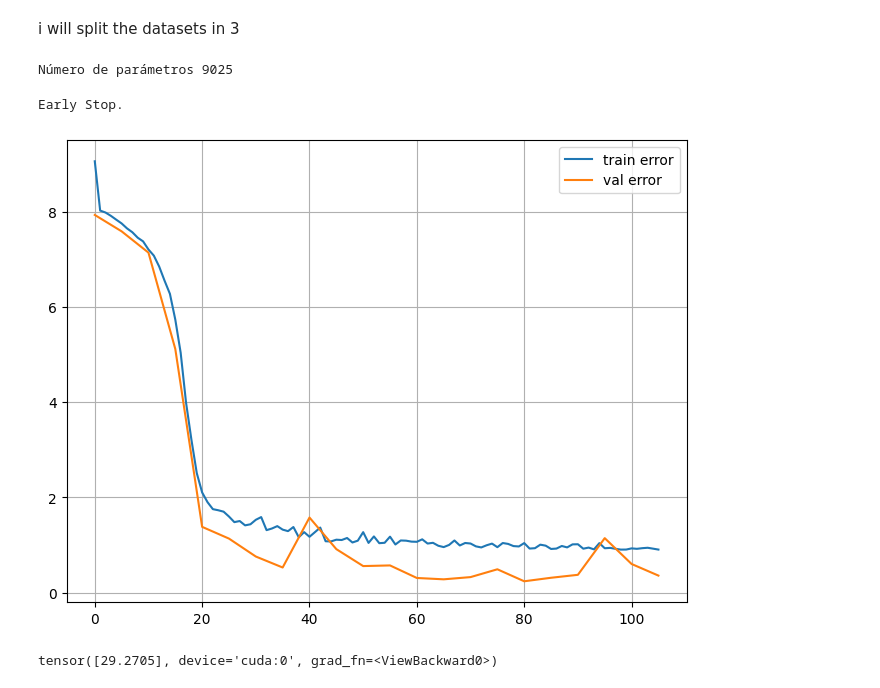
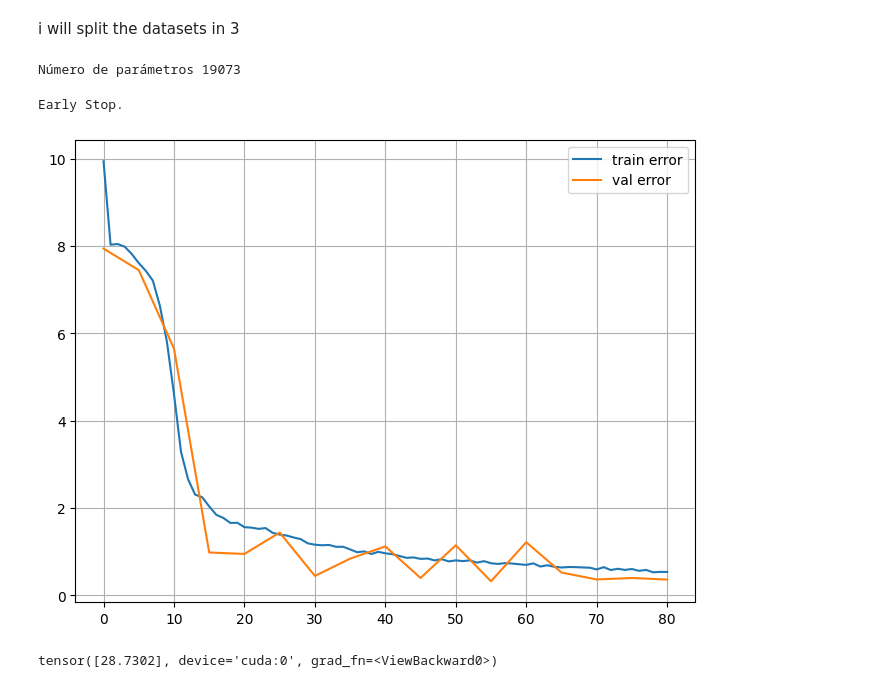
Before and after one commit to hombrefrustrado/apuntes-PIA, a Jupyter notebook: mio/pruebas/calculo_imc.ipynb, the cells around one changed output. Drawn from its saved outputs; the diff is of its cells as text; code cells hidden in the pictures.

```diff
--- a/mio/pruebas/calculo_imc.ipynb
+++ b/mio/pruebas/calculo_imc.ipynb
@@ -98,7 +98,7 @@ def learning_loop_for_regression_with_early_stopping(train_dataloader, val_datal
     epoch_loss_list = []
     val_loss_list = []
 
-    opt = optimizer(model.parameters(), lr=learning_rate)
+    opt = optimizer
 
     with tqdm(range(epochs), desc="epoch:") as pbar:
         for epoch in pbar:
@@ -144,11 +144,10 @@ def learning_loop_for_regression_with_early_stopping(train_dataloader, val_datal
 
     return model, epoch_loss_list, val_loss_list
 # %%
-batch_size = 256
-learning_rate = 1e-3
+batch_size = 128
+learning_rate = 8e-4
 epochs = 1001
 loss_fn = torch.nn.L1Loss()
-optimizer = torch.optim.Adam
 validation_freq = 5
 patience = 5
 delta = 0.01
@@ -157,42 +156,50 @@ val_dataloader = DataLoader(val_dataset, batch_size=batch_size, shuffle=True)
 train_dataloader = DataLoader(train_dataset, batch_size = batch_size, shuffle=True)
 
 model = torch.nn.Sequential(
-    torch.nn.Linear(2,256),
+    torch.nn.Linear(2,128),
     torch.nn.LeakyReLU(),
-    nn.Dropout(0.1),
-    torch.nn.Linear(256,32),
-    torch.nn.ReLU(),
+    torch.nn.Dropout(0.1),
+    nn.Linear(128,64),
+    torch.nn.LeakyReLU(),
+    nn.Linear(64,64),
+    torch.nn.LeakyReLU(),
+    nn.Linear(64,64),
+    torch.nn.LeakyReLU(),
+    torch.nn.Linear(64,32),
+    torch.nn.LeakyReLU(),
     torch.nn.Linear(32,1)
 ).to(device)
+
+optimizer = torch.optim.Adam(model.parameters(), lr=learning_rate)
 
 early_stop = Early_Stop(patience = patience,
                         delta = delta)
 
 print(f"Número de parámetros {torch.tensor([p.numel() for p in model.parameters()]).sum()}")
 
 model, train_loss_list, val_loss_list = learning_loop_for_regression_with_early_stopping(
     train_dataloader,
     val_dataloader,
     model,
     epochs,
     loss_fn,
     learning_rate,
     optimizer,
     validation_freq = validation_freq,
     early_stop = early_stop
     )
 
 plt.figure(figsize=(8,6))
 plt.plot(range(len(train_loss_list)), train_loss_list, label="train error")
 plt.plot(range(0,len(train_loss_list),validation_freq), val_loss_list, label="val error")
 plt.legend()
 plt.grid(True)
 plt.show()
 # %% [output]
-Número de parámetros 9025
+Número de parámetros 19073
 Early Stop.
-[figure, old version]
+[figure, new version]
 # %%
-model(torch.tensor([85,1.7]).to(device))
+model(torch.tensor([85,1.72]).to(device))
 # %% [output]
-tensor([29.2705], device='cuda:0', grad_fn=<ViewBackward0>)
+tensor([28.7302], device='cuda:0', grad_fn=<ViewBackward0>)
```
Also changed, not shown: 2 other files.
